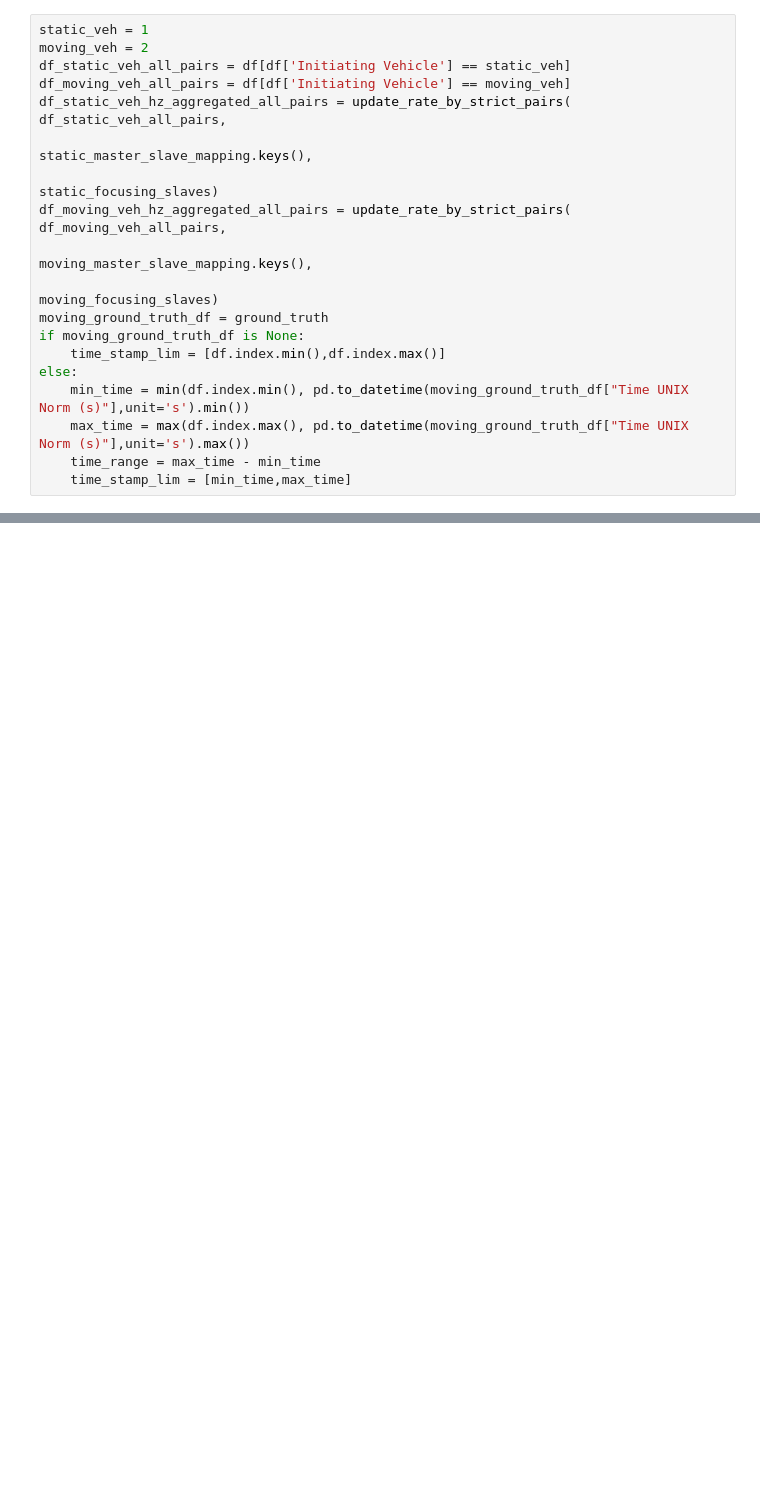
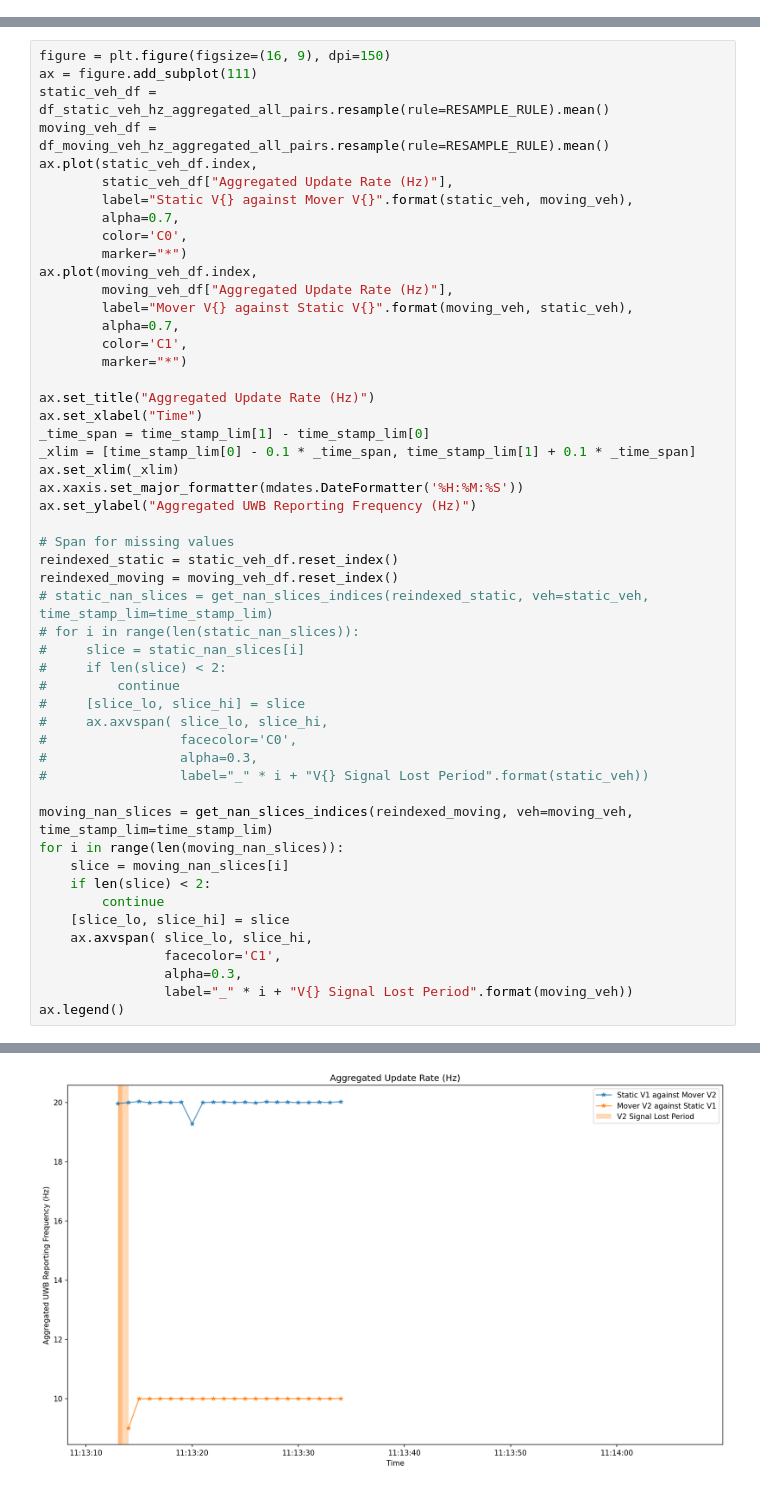
Before and after one commit to hegxiten/UWB-Lab-Rutgers-Rail, a Jupyter notebook: UWB-Experiments-MATLAB/uwb_ranging_fieldtest_results/draft_book.ipynb, the cells around one changed output, grey strips where cells are left out. Saved outputs shown, nothing was run; the diff lists cells and outputs as text; blank space fills up the shorter version.

Commit message:
Wrapped up for graphics plotting

```diff
--- a/UWB-Experiments-MATLAB/uwb_ranging_fieldtest_results/draft_book.ipynb
+++ b/UWB-Experiments-MATLAB/uwb_ranging_fieldtest_results/draft_book.ipynb
@@ -63,19 +56,0 @@ plotting: 2021-05-25-11-13-08-moving-v2-4-west-12mph
-# %%
-static_veh = 1
-moving_veh = 2
-df_static_veh_all_pairs = df[df['Initiating Vehicle'] == static_veh]
-df_moving_veh_all_pairs = df[df['Initiating Vehicle'] == moving_veh]
-df_static_veh_hz_aggregated_all_pairs = update_rate_by_strict_pairs( df_static_veh_all_pairs,
-                                                                                static_master_slave_mapping.keys(),
-                                                                                static_focusing_slaves)
-df_moving_veh_hz_aggregated_all_pairs = update_rate_by_strict_pairs( df_moving_veh_all_pairs,
-                                                                            moving_master_slave_mapping.keys(),
-                                                                            moving_focusing_slaves)
-moving_ground_truth_df = ground_truth
-if moving_ground_truth_df is None:
-    time_stamp_lim = [df.index.min(),df.index.max()]
-else:
-    min_time = min(df.index.min(), pd.to_datetime(moving_ground_truth_df["Time UNIX Norm (s)"],unit='s').min())
-    max_time = max(df.index.max(), pd.to_datetime(moving_ground_truth_df["Time UNIX Norm (s)"],unit='s').max())
-    time_range = max_time - min_time
-    time_stamp_lim = [min_time,max_time]
@@ -211,0 +127,52 @@ time_stamp_lim
+# %%
+figure = plt.figure(figsize=(16, 9), dpi=150)
+ax = figure.add_subplot(111)
+static_veh_df = df_static_veh_hz_aggregated_all_pairs.resample(rule=RESAMPLE_RULE).mean()
+moving_veh_df = df_moving_veh_hz_aggregated_all_pairs.resample(rule=RESAMPLE_RULE).mean()
+ax.plot(static_veh_df.index,
+        static_veh_df["Aggregated Update Rate (Hz)"],
+        label="Static V{} against Mover V{}".format(static_veh, moving_veh),
+        alpha=0.7,
+        color='C0',
+        marker="*")
+ax.plot(moving_veh_df.index,
+        moving_veh_df["Aggregated Update Rate (Hz)"],
+        label="Mover V{} against Static V{}".format(moving_veh, static_veh),
+        alpha=0.7,
+        color='C1',
+        marker="*")
+
+ax.set_title("Aggregated Update Rate (Hz)")
+ax.set_xlabel("Time")
+_time_span = time_stamp_lim[1] - time_stamp_lim[0]
+_xlim = [time_stamp_lim[0] - 0.1 * _time_span, time_stamp_lim[1] + 0.1 * _time_span]
+ax.set_xlim(_xlim)
+ax.xaxis.set_major_formatter(mdates.DateFormatter('%H:%M:%S'))
+ax.set_ylabel("Aggregated UWB Reporting Frequency (Hz)")
+
+# Span for missing values
+reindexed_static = static_veh_df.reset_index()
+reindexed_moving = moving_veh_df.reset_index()
+# static_nan_slices = get_nan_slices_indices(reindexed_static, veh=static_veh, time_stamp_lim=time_stamp_lim)
+# for i in range(len(static_nan_slices)):
+#     slice = static_nan_slices[i]
+#     if len(slice) < 2:
+#         continue
+#     [slice_lo, slice_hi] = slice
+#     ax.axvspan( slice_lo, slice_hi,
+#                 facecolor='C0',
+#                 alpha=0.3,
+#                 label="_" * i + "V{} Signal Lost Period".format(static_veh))
+
+moving_nan_slices = get_nan_slices_indices(reindexed_moving, veh=moving_veh, time_stamp_lim=time_stamp_lim)
+for i in range(len(moving_nan_slices)):
+    slice = moving_nan_slices[i]
+    if len(slice) < 2:
+        continue
+    [slice_lo, slice_hi] = slice
+    ax.axvspan( slice_lo, slice_hi,
+                facecolor='C1',
+                alpha=0.3,
+                label="_" * i + "V{} Signal Lost Period".format(moving_veh))
+ax.legend()
+# %% [output]
@@ -211,0 +182 @@ time_stamp_lim
+[figure, added]
```
Also changed, not shown: parts of 13 cells of this notebook, 1 other file.
